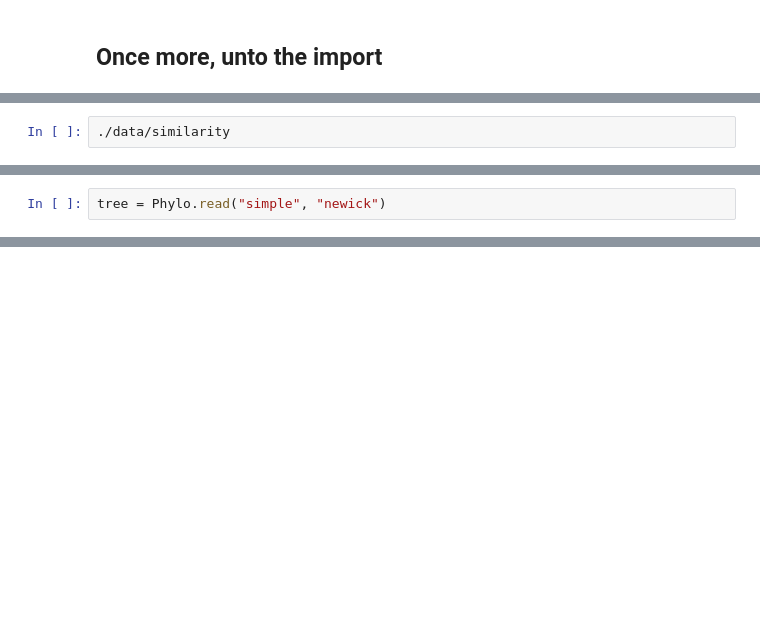
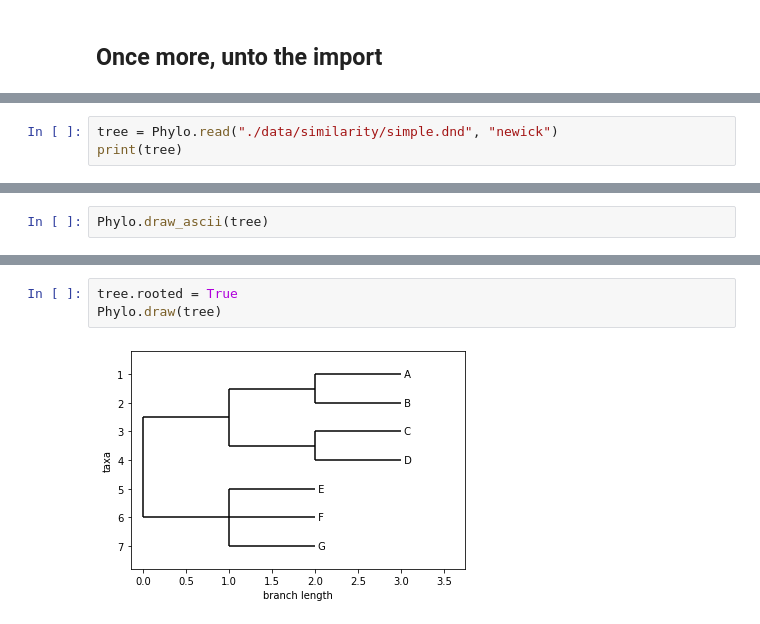
Before and after one commit to UKDataServiceOpen/text-mining, a Jupyter notebook: code/Document_similarity.ipynb, the cells around one changed output, grey strips where cells are left out. Drawn from its saved outputs; the diff is of its cells as text; blank space fills up the shorter version.

Commit message:
worked more on phylogenetic trees by playing around with different ifile types to feed to treecluster function

```diff
--- a/code/Document_similarity.ipynb
+++ b/code/Document_similarity.ipynb
@@ -273,2 +330,3 @@ Requirement already satisfied: numpy in c:\python39\lib\site-packages (from biop
 # %%
-./data/similarity
+tree = Phylo.read("./data/similarity/simple.dnd", "newick")
+print(tree)
@@ -275,3 +347,3 @@ Requirement already satisfied: numpy in c:\python39\lib\site-packages (from biop
 # %%
-tree = Phylo.read("simple", "newick")
+Phylo.draw_ascii(tree)
 # %% [output]
@@ -278,0 +359,5 @@ FileNotFoundError: [Errno 2] No such file or directory: 'simple'
+# %%
+tree.rooted = True
+Phylo.draw(tree)
+# %% [output]
+[figure, added]
```
Also changed, not shown: parts of 17 cells of this notebook.
